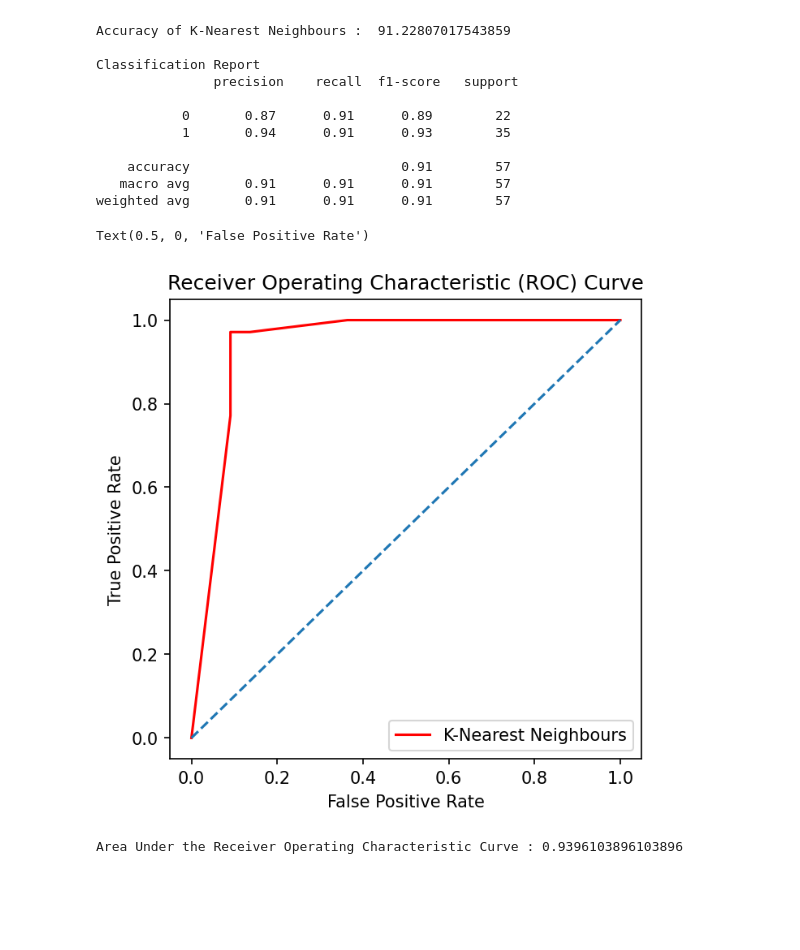
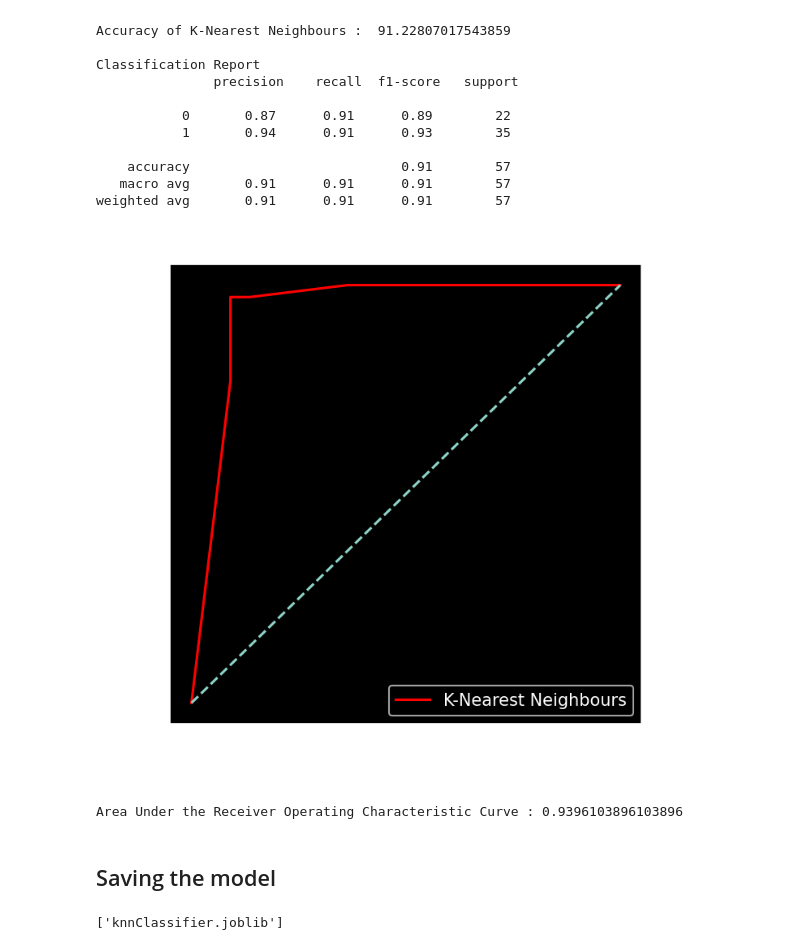
Before and after one commit to debjitpal5040/ML_Algorithms, a Jupyter notebook: Machine Learning/Supervised Learning/Classification/K-Nearest Neighbours Classification/K-Nearest_Neighbours_Classification.ipynb, the cells around one changed output. Cells and saved outputs as stored; diff of their text form; code cells hidden in the pictures; blank space fills up the shorter version.

```diff
--- a/Machine Learning/Supervised Learning/Classification/K-Nearest Neighbours Classification/K-Nearest_Neighbours_Classification.ipynb
+++ b/Machine Learning/Supervised Learning/Classification/K-Nearest Neighbours Classification/K-Nearest_Neighbours_Classification.ipynb
@@ -118,9 +119,9 @@ y=df_breast_cancer.iloc[:,-1].values
 # %%
 X_train,X_test,y_train,y_test=train_test_split(X,y,test_size=0.1,random_state=0)
 # %%
-knn = KNeighborsClassifier(n_neighbors=7)
-knn.fit(X_train, y_train)
-knn_pred = knn.predict(X_test)
+knnc = KNeighborsClassifier(n_neighbors=7)
+knnc.fit(X_train, y_train)
+knn_pred = knnc.predict(X_test)
 # %%
 knn_con_matrix = confusion_matrix(y_test, knn_pred)
 knn_acc = accuracy_score(y_test, knn_pred)
@@ -144,21 +145,28 @@ Classification Report
    macro avg       0.91      0.91      0.91        57
 weighted avg       0.91      0.91      0.91        57
 # %%
-y_score = knn.predict_proba(X_test)[:,1]
+y_score = knnc.predict_proba(X_test)[:,1]
 false_positive_rate, true_positive_rate, threshold = roc_curve(y_test, y_score)
 # %%
 plt.figure(figsize=(5,5),dpi=150)
+plt.style.use('dark_background')
 plt.plot(false_positive_rate,true_positive_rate, color='red', label = "K-Nearest Neighbours")
 plt.title('Receiver Operating Characteristic (ROC) Curve')
 plt.legend(loc = 'lower right')
 plt.plot([0, 1], [0, 1],linestyle='--')
 plt.axis('tight')
 plt.ylabel('True Positive Rate')
 plt.xlabel('False Positive Rate')
+plt.savefig('Images/ROC_Curve_K-Nearest_Neighbours.png', bbox_inches='tight')
 # %% [output]
-Text(0.5, 0, 'False Positive Rate')
-[figure, old version]
+[figure, new version]
 # %%
 print("Area Under the Receiver Operating Characteristic Curve :",roc_auc_score(y_test,y_score))
 # %% [output]
 Area Under the Receiver Operating Characteristic Curve : 0.9396103896103896
+# %% [markdown]
+## Saving the model
+# %%
+dump(knnc, 'knnClassifier.joblib')
+# %% [output]
+['knnClassifier.joblib']
```
Also changed, not shown: parts of 1 cell of this notebook, 26 other files.
